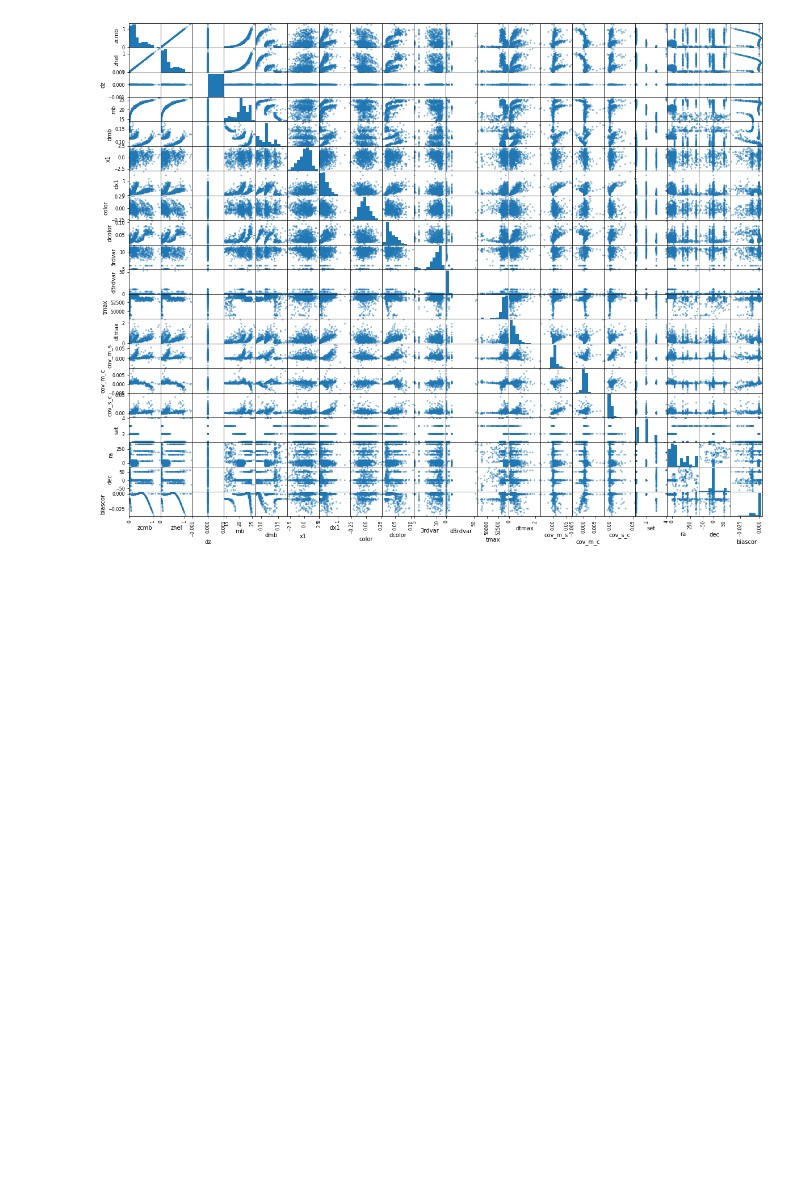
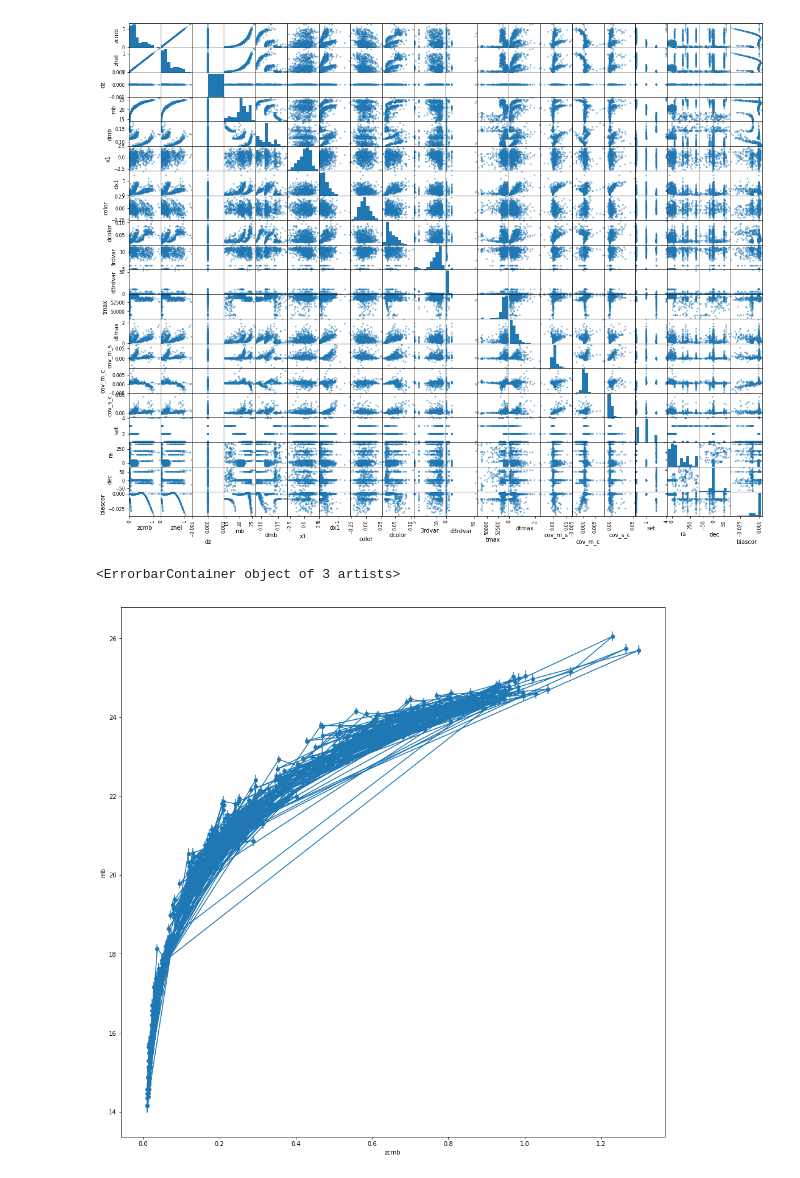
Before and after one commit to exalteded/DSPS, a Jupyter notebook: HW6/HW6.ipynb, the cells around one changed output. Saved outputs shown, nothing was run; the diff lists cells and outputs as text; code cells hidden in the pictures; blank space fills up the shorter version.

```diff
--- a/HW6/HW6.ipynb
+++ b/HW6/HW6.ipynb
@@ -178,3 +178,12 @@ in singular transformations; automatically expanding.
 left=0.0, right=0.0
   ax.set_xlim(boundaries_list[i])
 [figure]
+# %%
+pl.figure(figsize = (16,16))
+pl.scatter(x=jla.zcmb, y=jla.mb)
+pl.xlabel('zcmb')
+pl.ylabel('mb')
+pl.errorbar(x=jla.zcmb, y= jla.mb, yerr = jla.dmb)
+# %% [output]
+<ErrorbarContainer object of 3 artists>
+[figure, added]
```
